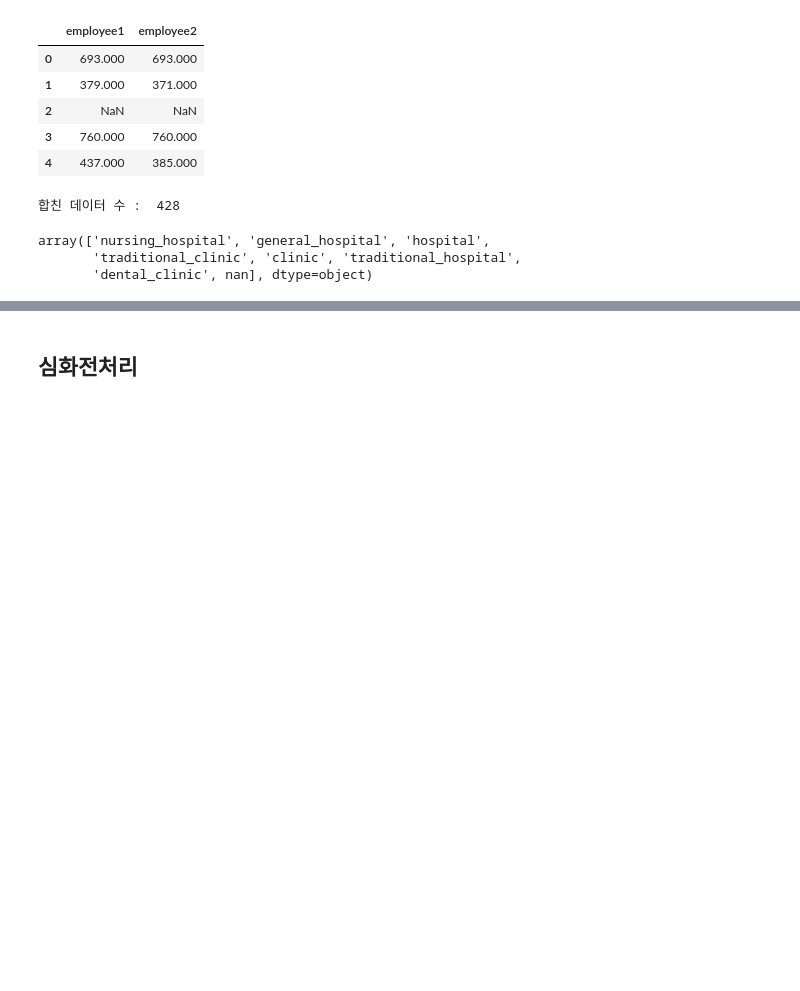
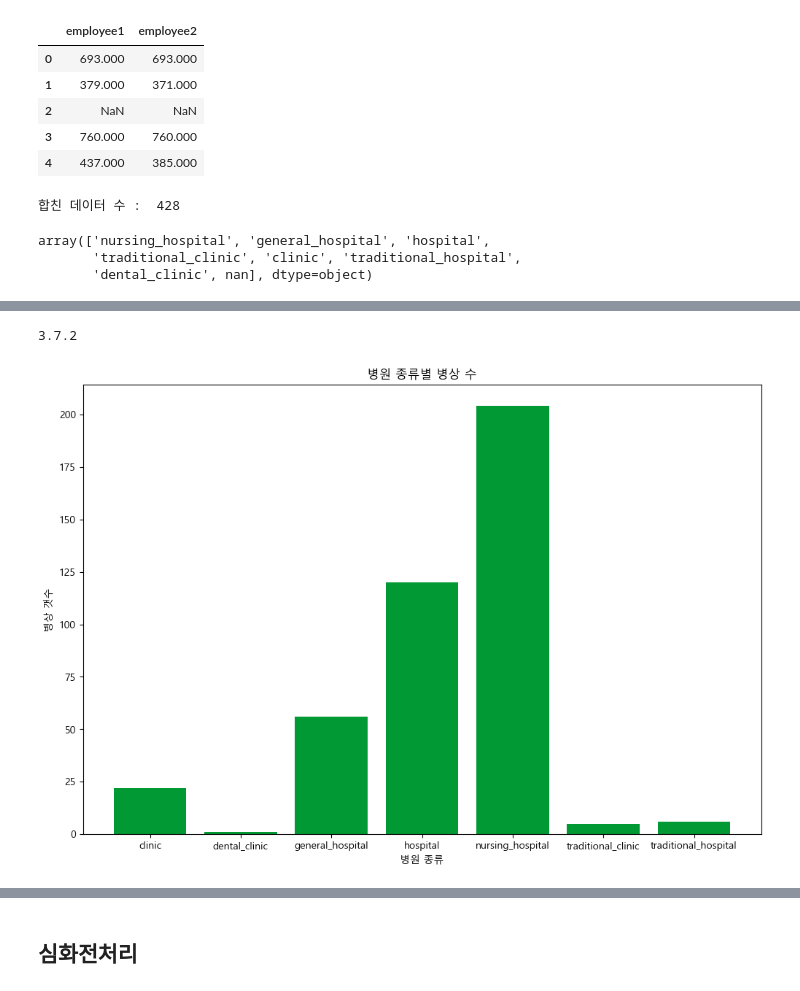
Before and after one commit to nyeokinyeoki/Gym_zalabim, a Jupyter notebook: ipynb/hospital.ipynb, the cells around one changed output, grey strips where cells are left out. Cells and saved outputs as stored; diff of their text form; code cells hidden in the pictures; blank space fills up the shorter version.

Commit message:
bedcount with bar plot

```diff
--- a/ipynb/hospital.ipynb
+++ b/ipynb/hospital.ipynb
@@ -279,3 +280,7 @@ EVA = 세후순영업이익 - 자본비용
 
 for i in range(2) :
     df.insert(loc=(24*(i)+11), column="busiProfit"+str(i+1), value=(df["revenue"+str(i+1)]-df["salescost"+str(i+1)]-df["sga"+str(i+1)]-df["salary"+str(i+1)]))
+# %%
+# 병원 종류 별 병상 수의 차이
+df_bed = df.groupby("instkind",axis=0)["bedCount"].count()
+df_bed
@@ -282,3 +297,19 @@ for i in range(2) :
+# %%
+print(matplotlib.__version__)
+# %% [output]
+3.7.2
+# %%
+plt.rcParams['font.family'] = 'Malgun Gothic'
+matplotlib.rcParams['axes.unicode_minus'] = False
+plt.figure(figsize=(12,8))
+
+plt.bar(x=df_bed.index, height=df_bed, color="#009933")
+plt.title("병원 종류별 병상 수")
+plt.xlabel("병원 종류")
+plt.ylabel("병상 갯수")
+plt.show()
+# %% [output]
+[figure, added]
 # %%
 df_clst = df[["inst_id","OC", "busiProfit1", "busiProfit2", "profit1", "surplus1", "profit2", "surplus2",
                   "employee1", "employee2", "instkind", "sido"]]
```
Also changed, not shown: parts of 23 cells of this notebook.
